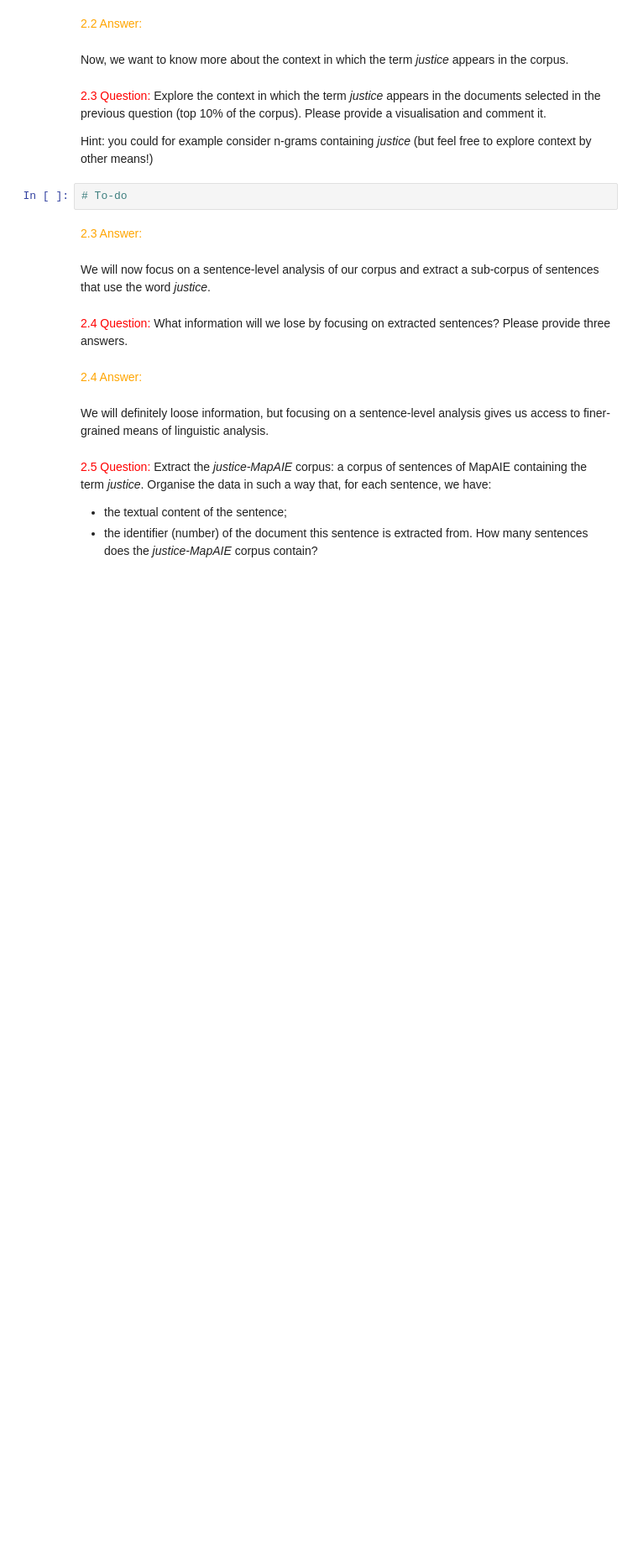
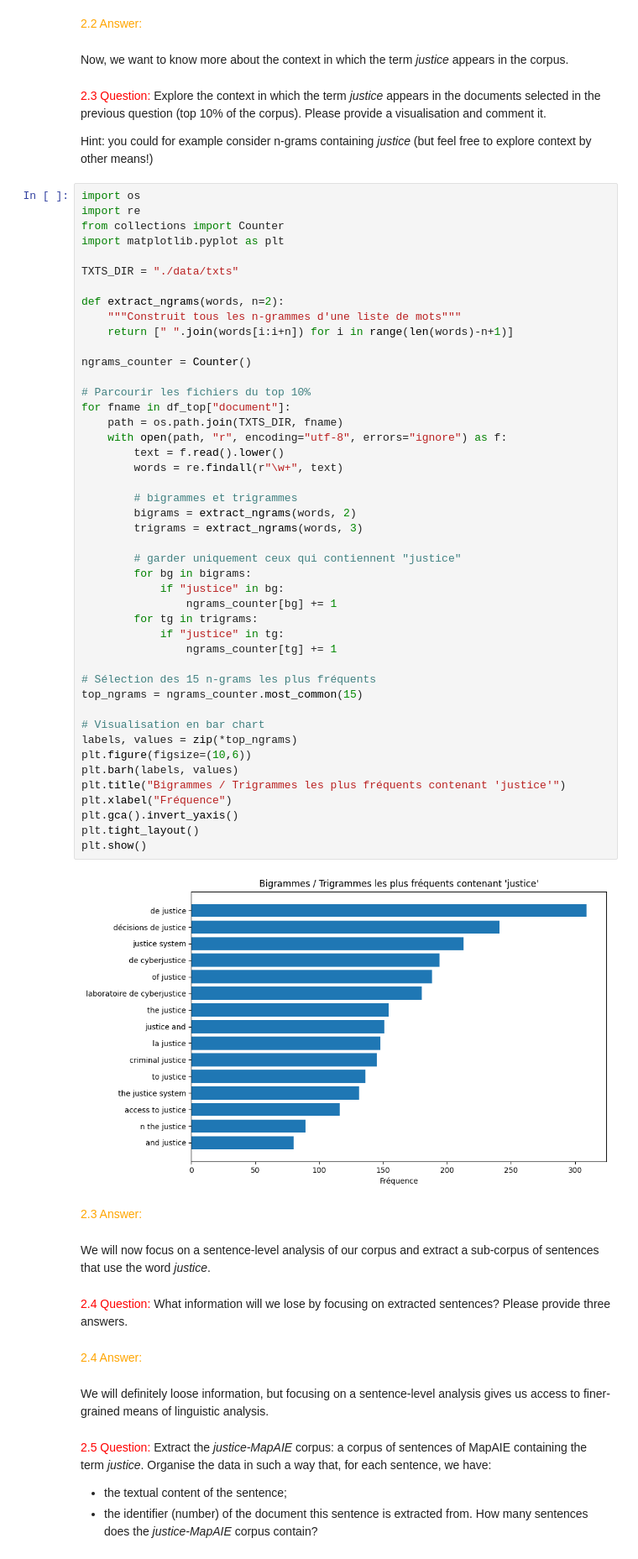
Before and after one commit to Durantoine/chai-justice, a Jupyter notebook: chai-justice.ipynb, the cells around one changed output. Shown: that part at 84% size. Saved outputs shown, nothing was run; the diff lists cells and outputs as text; blank space fills up the shorter version.

```diff
--- a/chai-justice.ipynb
+++ b/chai-justice.ipynb
@@ -110,7 +242,52 @@ Now, we want to know more about the context in which the term _justice_ appears
 
 Hint: you could for example consider n-grams containing _justice_ (but feel free to explore context by other means!)
 # %%
-# To-do
+import os
+import re
+from collections import Counter
+import matplotlib.pyplot as plt
+
+TXTS_DIR = "./data/txts"
+
+def extract_ngrams(words, n=2):
+    """Construit tous les n-grammes d'une liste de mots"""
+    return [" ".join(words[i:i+n]) for i in range(len(words)-n+1)]
+
+ngrams_counter = Counter()
+
+# Parcourir les fichiers du top 10%
+for fname in df_top["document"]:
+    path = os.path.join(TXTS_DIR, fname)
+    with open(path, "r", encoding="utf-8", errors="ignore") as f:
+        text = f.read().lower()
+        words = re.findall(r"\w+", text)
+
+        # bigrammes et trigrammes
+        bigrams = extract_ngrams(words, 2)
+        trigrams = extract_ngrams(words, 3)
+
+        # garder uniquement ceux qui contiennent "justice"
+        for bg in bigrams:
+            if "justice" in bg:
+                ngrams_counter[bg] += 1
+        for tg in trigrams:
+            if "justice" in tg:
+                ngrams_counter[tg] += 1
+
+# Sélection des 15 n-grams les plus fréquents
+top_ngrams = ngrams_counter.most_common(15)
+
+# Visualisation en bar chart
+labels, values = zip(*top_ngrams)
+plt.figure(figsize=(10,6))
+plt.barh(labels, values)
+plt.title("Bigrammes / Trigrammes les plus fréquents contenant 'justice'")
+plt.xlabel("Fréquence")
+plt.gca().invert_yaxis()
+plt.tight_layout()
+plt.show()
+# %% [output]
+[figure, added]
 # %% [markdown]
 <font color="orange">2.3 Answer:</font>
 # %% [markdown]
```
Also changed, not shown: parts of 6 cells of this notebook.
